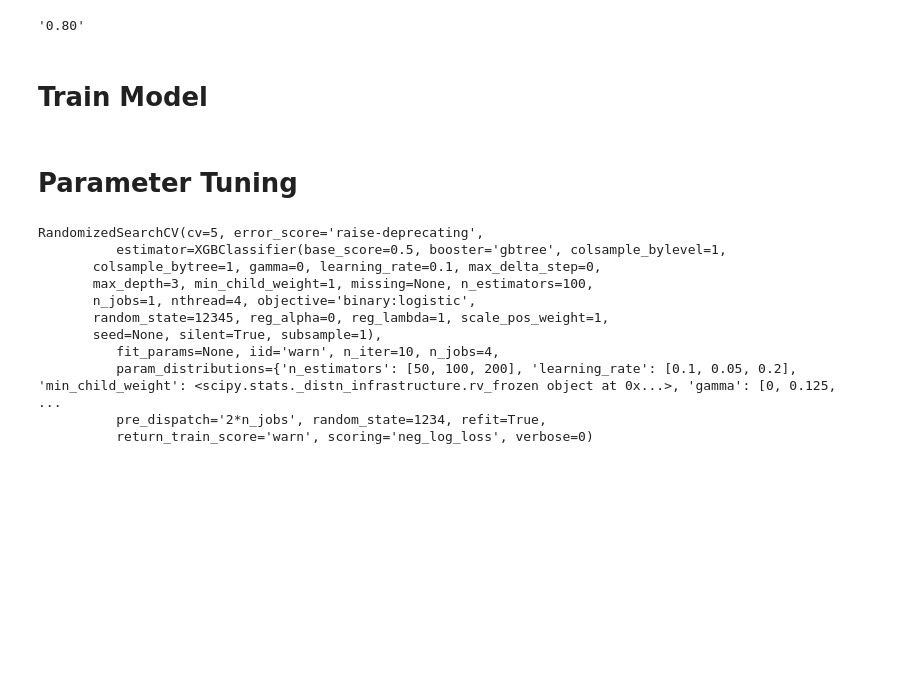
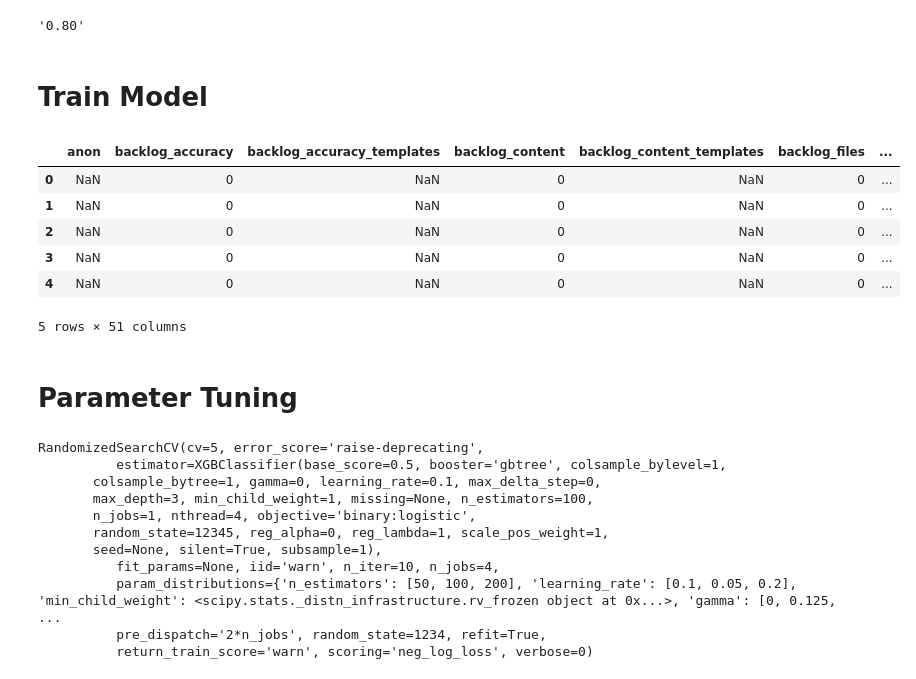
Before and after one commit to jrnold/wikidit, a Jupyter notebook: notebooks/quality_predictions.ipynb, the cells around one changed output. Cells and saved outputs as stored; diff of their text form; code cells hidden in the pictures; blank space fills up the shorter version.

```diff
--- a/notebooks/quality_predictions.ipynb
+++ b/notebooks/quality_predictions.ipynb
@@ -30,6 +30,16 @@ xgboost.__version__
 # %%
 output_dir = "../data/enwiki-labeling_revisions-w_features/"
 revisions = read_labeled(output_dir)
+# %%
+revisions.head()
+# %% [output]
+|  | anon | backlog_accuracy | backlog_accuracy_templates | backlog_content | backlog_content_templates | backlog_files | ... |
+| 0 | NaN | 0 | NaN | 0 | NaN | 0 | ... |
+| 1 | NaN | 0 | NaN | 0 | NaN | 0 | ... |
+| 2 | NaN | 0 | NaN | 0 | NaN | 0 | ... |
+| 3 | NaN | 0 | NaN | 0 | NaN | 0 | ... |
+| 4 | NaN | 0 | NaN | 0 | NaN | 0 | ... |
+5 rows × 51 columns
 # %%
 from sklearn.model_selection import train_test_split
 # %%
```
Also changed, not shown: parts of 17 cells of this notebook, 8 other files.
